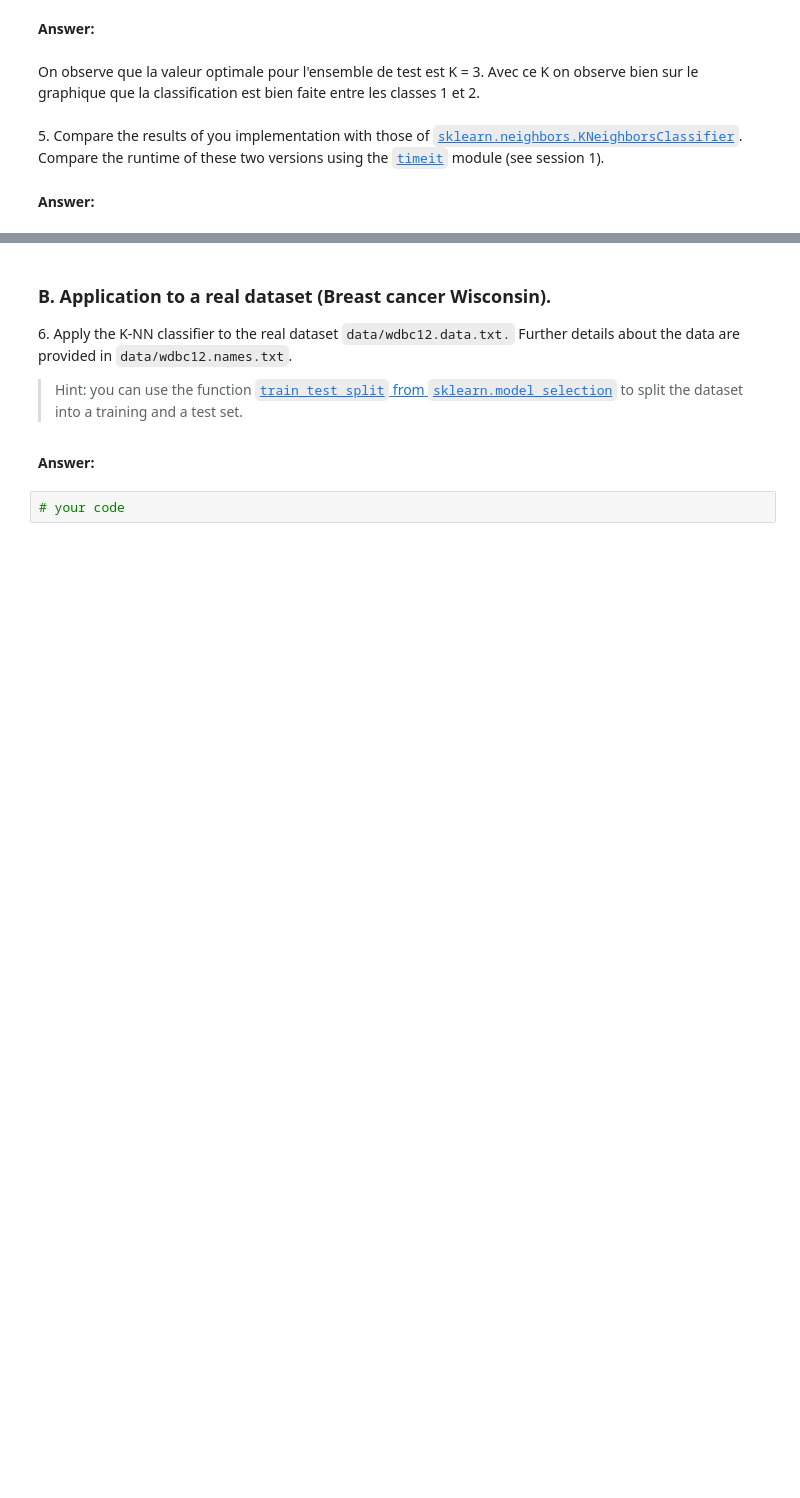
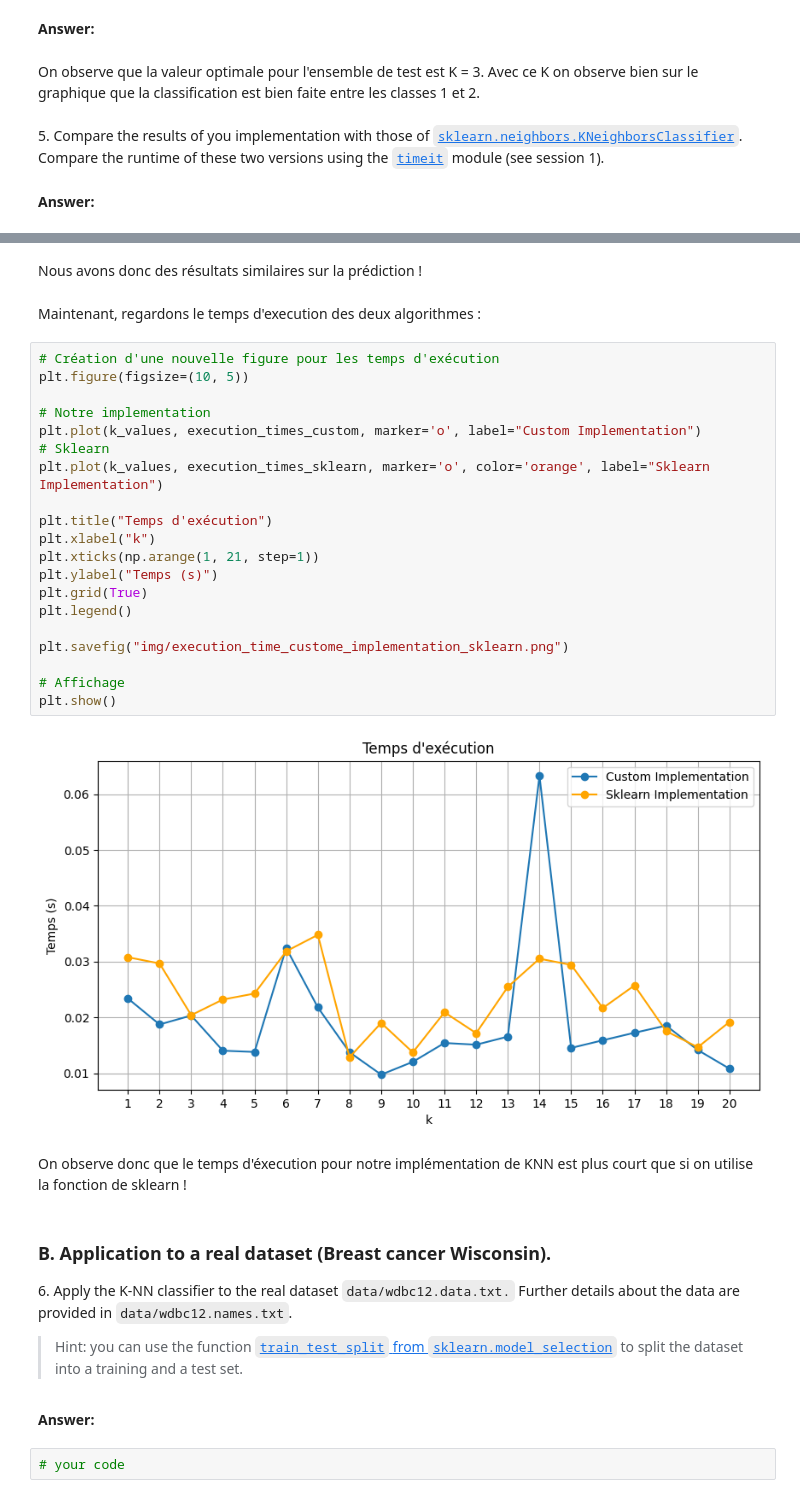
Before and after one commit to mcaron01/python_sdia, a Jupyter notebook: Labs/Lab4/lab4.ipynb, the cells around one changed output, grey strips where cells are left out. Drawn from its saved outputs; the diff is of its cells as text; blank space fills up the shorter version.

```diff
--- a/Labs/Lab4/lab4.ipynb
+++ b/Labs/Lab4/lab4.ipynb
@@ -288,3 +344,31 @@ Sklearn implementation execution times: [0.021548100000000403, 0.013657000000002
+# %% [markdown]
+Nous avons donc des résultats similaires sur la prédiction !
+# %% [markdown]
+Maintenant, regardons le temps d'execution des deux algorithmes :
+# %%
+# Création d'une nouvelle figure pour les temps d'exécution
+plt.figure(figsize=(10, 5))
+
+# Notre implementation
+plt.plot(k_values, execution_times_custom, marker='o', label="Custom Implementation")
+# Sklearn
+plt.plot(k_values, execution_times_sklearn, marker='o', color='orange', label="Sklearn Implementation")
+
+plt.title("Temps d'exécution")
+plt.xlabel("k")
+plt.xticks(np.arange(1, 21, step=1))
+plt.ylabel("Temps (s)")
+plt.grid(True)
+plt.legend()
+
+plt.savefig("img/execution_time_custome_implementation_sklearn.png")
+
+# Affichage
+plt.show()
+# %% [output]
+[figure, added]
+# %% [markdown]
+On observe donc que le temps d'éxecution pour notre implémentation de KNN est plus court que si on utilise la fonction de sklearn !
 # %% [markdown]
 ### B. Application to a real dataset (Breast cancer Wisconsin).
 
```
Also changed, not shown: parts of 12 cells of this notebook, 6 other files.
